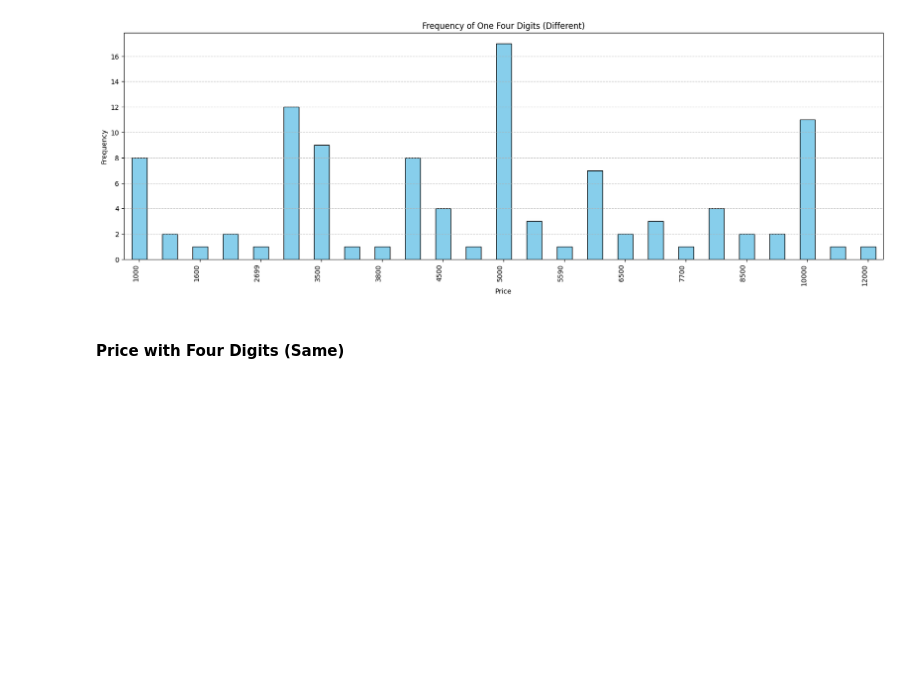
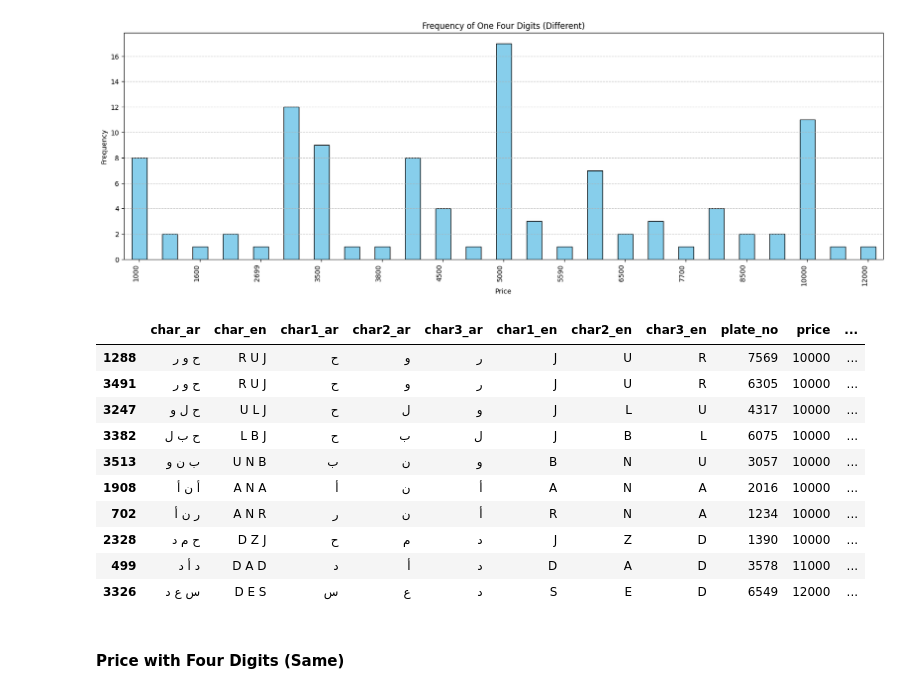
Before and after one commit to Hamad-32/Plate-Price-Prediction, a Jupyter notebook: EDA.ipynb, the cells around one changed output. Saved outputs shown, nothing was run; the diff lists cells and outputs as text; code cells hidden in the pictures; blank space fills up the shorter version.

```diff
--- a/EDA.ipynb
+++ b/EDA.ipynb
@@ -860,6 +854,21 @@ plt.xticks(ticks=range(0, len(price_counts), max(1, len(price_counts)//10)))
 plt.show()
 # %% [output]
 [figure]
+# %%
+pd.set_option('display.max_columns', None)
+df[df['Four Digits (Different)']].sort_values('price').tail(10)
+# %% [output]
+|  | char_ar | char_en | char1_ar | char2_ar | char3_ar | char1_en | char2_en | char3_en | plate_no | price | ... |
+| 1288 | ح و ر | R U J | ح | و | ر | J | U | R | 7569 | 10000 | ... |
+| 3491 | ح و ر | R U J | ح | و | ر | J | U | R | 6305 | 10000 | ... |
+| 3247 | ح ل و | U L J | ح | ل | و | J | L | U | 4317 | 10000 | ... |
+| 3382 | ح ب ل | L B J | ح | ب | ل | J | B | L | 6075 | 10000 | ... |
+| 3513 | ب ن و | U N B | ب | ن | و | B | N | U | 3057 | 10000 | ... |
+| 1908 | أ ن أ | A N A | أ | ن | أ | A | N | A | 2016 | 10000 | ... |
+| 702 | ر ن أ | A N R | ر | ن | أ | R | N | A | 1234 | 10000 | ... |
+| 2328 | ح م د | D Z J | ح | م | د | J | Z | D | 1390 | 10000 | ... |
+| 499 | د أ د | D A D | د | أ | د | D | A | D | 3578 | 11000 | ... |
+| 3326 | س ع د | D E S | س | ع | د | S | E | D | 6549 | 12000 | ... |
 # %% [markdown]
 #### Price with Four Digits (Same)
 # %%
```
Also changed, not shown: parts of 3 cells of this notebook, 2 other files.
